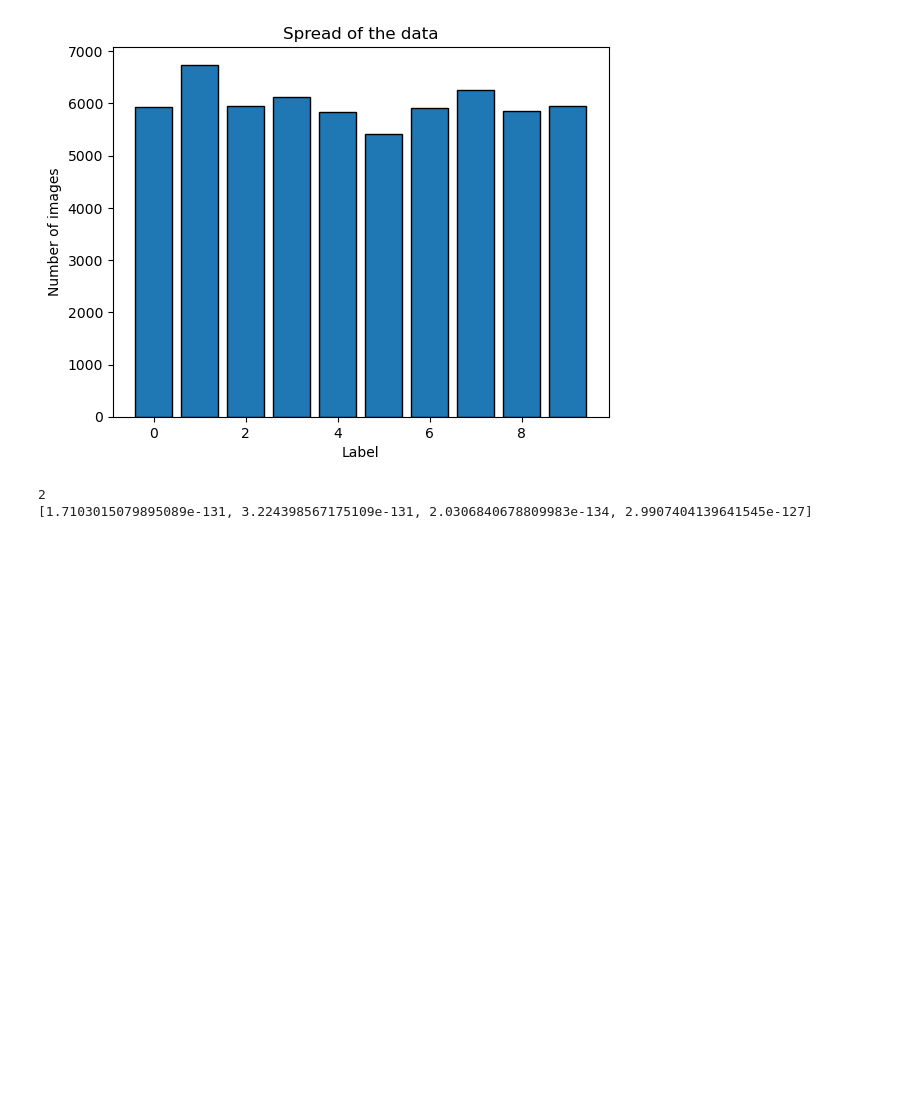
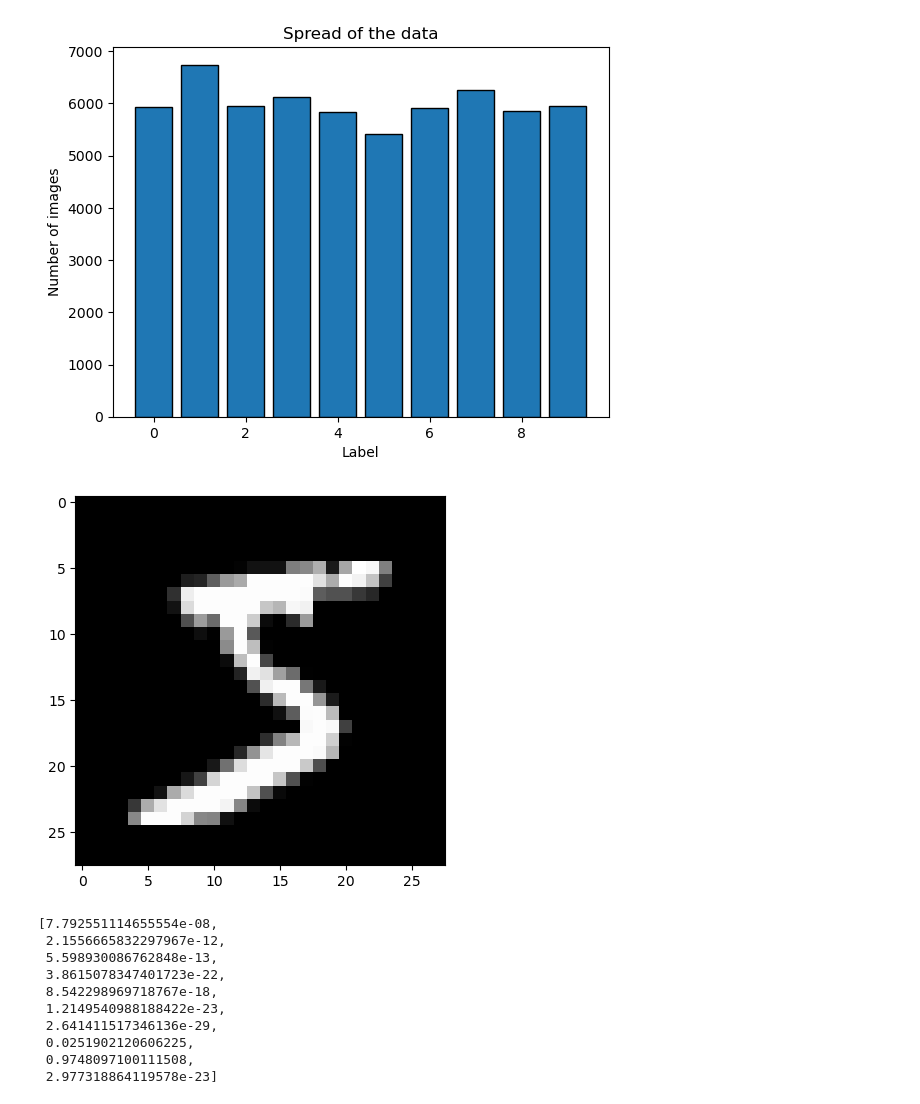
Before and after one commit to hoangviet-nguyen/vana-assignment, a Jupyter notebook: Description.ipynb, the cells around one changed output. Cells and saved outputs as stored; diff of their text form; code cells hidden in the pictures; blank space fills up the shorter version.

Commit message:
random classifier

```diff
--- a/Description.ipynb
+++ b/Description.ipynb
@@ -75,23 +75,39 @@ def visualizeSpread():
 visualizeSpread()
 # %% [output]
 [figure]
-# %%
-from Layer import Layer
-import numpy as np
-from DataLoader import DataLoader
-import random
-
-loader = DataLoader
-inputData = loader.getSampleData()
-inputData = inputData.flatten()
-layer = Layer(4)
-weights = [[random.random() for _ in range(28 * 28)] for _ in range(4)]
-weights = np.array(weights)
-
-bias = random.random()
-
-layer.forward(inputData, weights, bias)
-layer.applySigmoid()
-# %% [output]
-2
-[1.7103015079895089e-131, 3.224398567175109e-131, 2.0306840678809983e-134, 2.9907404139641545e-127]
+# %%
+from Layer import Layer
+import DataLoader
+from DataLoader import DataLoader
+import matplotlib.pyplot as plt
+
+loader = DataLoader()
+inputData = loader.getSampleData()
+image = DataLoader.mnist_trainset.data[0]
+
+plt.imshow(image.squeeze(), cmap="gray")
+plt.show()
+
+layer1 = Layer(16, inputData)
+layer1.linear()
+x = layer1.applyRelu()
+layer2 = Layer(16,x)
+layer2.linear()
+x = layer2.applyRelu()
+layer3 = Layer(10, x)
+layer3.linear()
+result = layer3.applySoftmax()
+
+result
+# %% [output]
+[figure, added]
+[7.792551114655554e-08,
+ 2.1556665832297967e-12,
+ 5.598930086762848e-13,
+ 3.8615078347401723e-22,
+ 8.542298969718767e-18,
+ 1.2149540988188422e-23,
+ 2.641411517346136e-29,
+ 0.0251902120606225,
+ 0.9748097100111508,
+ 2.977318864119578e-23]
```
Also changed, not shown: 3 other files.
